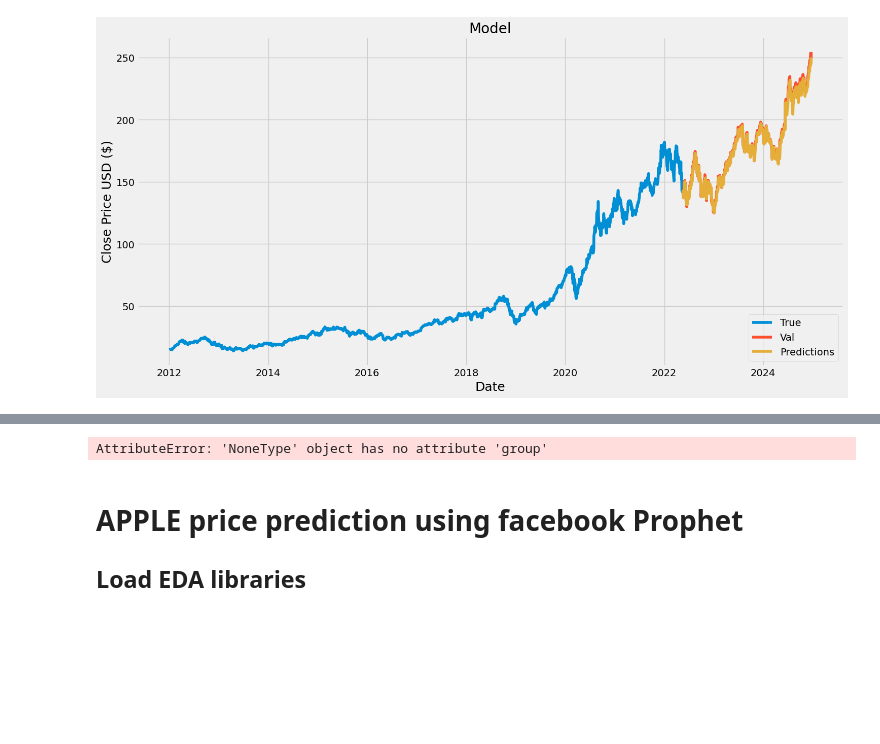
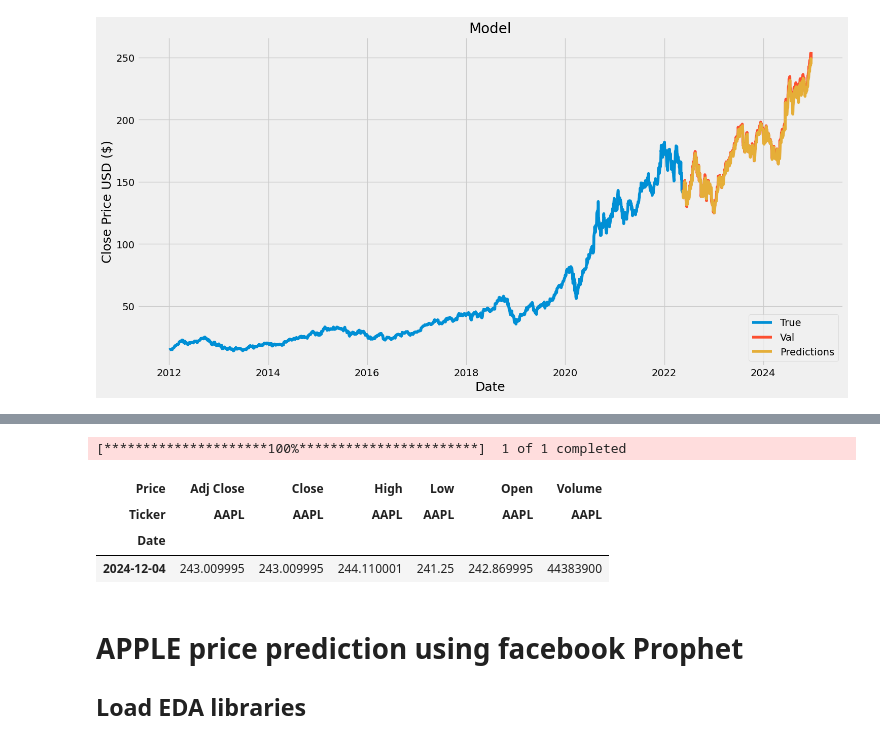
Before and after one commit to rameezrajam/Backup-Server-Script, a Jupyter notebook: Stock_Price_Prediction_Project.ipynb, the cells around one changed output, grey strips where cells are left out. Drawn from its saved outputs; the diff is of its cells as text; code cells hidden in the pictures; blank space fills up the shorter version.

```diff
--- a/Stock_Price_Prediction_Project.ipynb
+++ b/Stock_Price_Prediction_Project.ipynb
@@ -263,9 +265,13 @@ AttributeError: 'NoneType' object has no attribute 'group'
 # %%
 # Get the quote
-apple_quote2 = web.DataReader('AAPL', data_source='yahoo', start='2019-12-18', end='2019-12-18')
+apple_quote2 = yf.download('AAPL', start='2024-12-4', end='2024-12-5')
 apple_quote2
 # %% [output]
-AttributeError: 'NoneType' object has no attribute 'group'
+[*********************100%***********************]  1 of 1 completed
+| Price | Adj Close | Close | High | Low | Open | Volume |
+| Ticker | AAPL | AAPL | AAPL | AAPL | AAPL | AAPL |
+| Date |  |  |  |  |  |  |
+| 2024-12-04 | 243.009995 | 243.009995 | 244.110001 | 241.25 | 242.869995 | 44383900 |
 # %% [markdown]
 # **APPLE price prediction using facebook Prophet**
 
```
Also changed, not shown: parts of 1 cell of this notebook.
